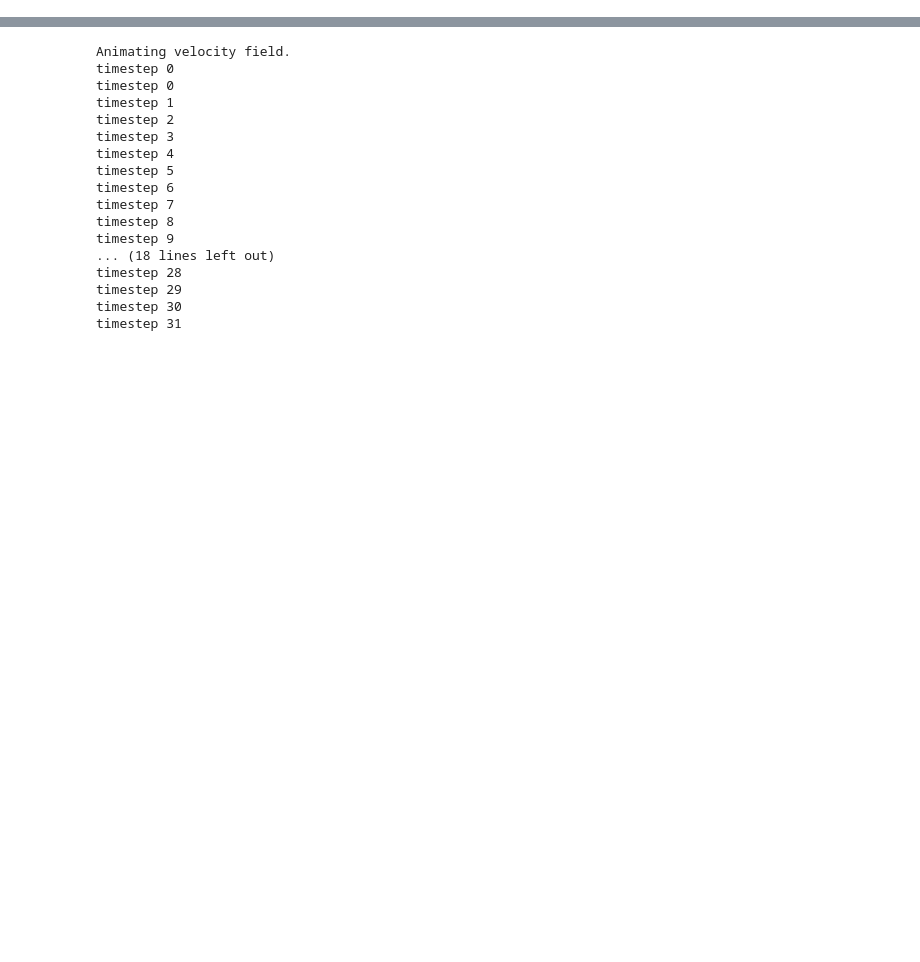
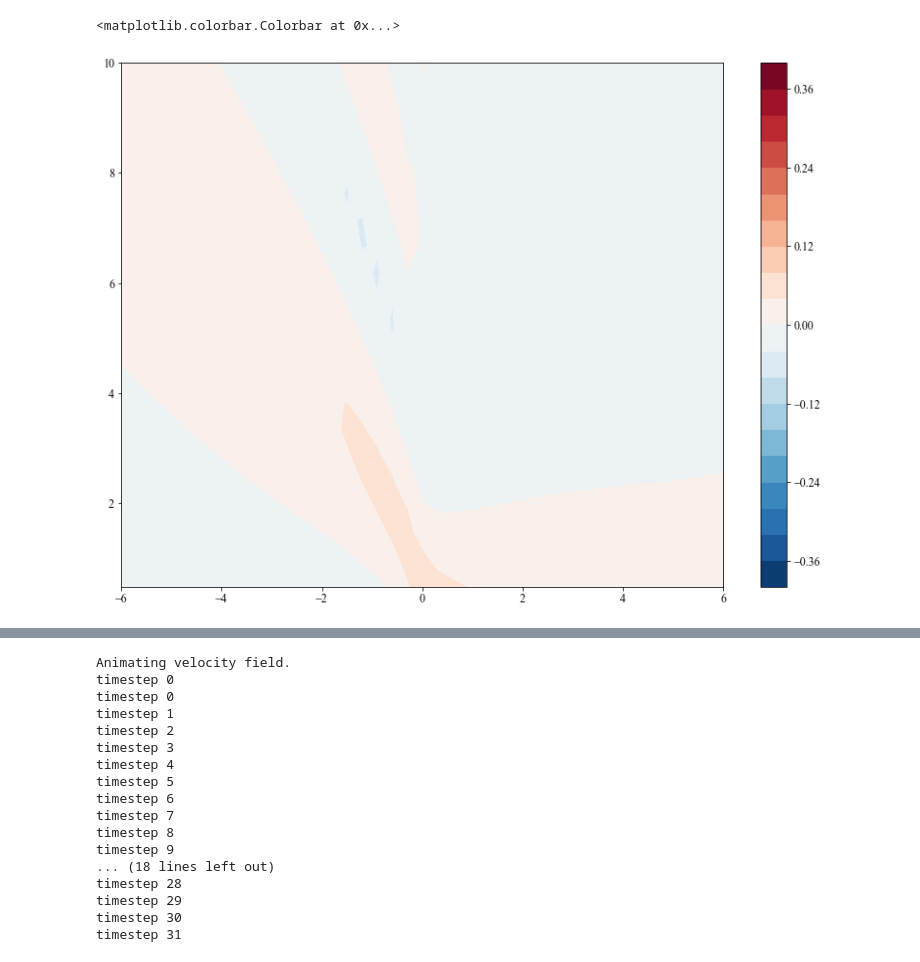
Before and after one commit to eshort0401/rotunno83, a Jupyter notebook: python_scripts/rotunno83.ipynb, the cells around one changed output, grey strips where cells are left out. Saved outputs shown, nothing was run; the diff lists cells and outputs as text; code cells hidden in the pictures; blank space fills up the shorter version.

```diff
--- a/python_scripts/rotunno83.ipynb
+++ b/python_scripts/rotunno83.ipynb
@@ -369,2 +402,10 @@ ds = xr.open_dataset('../datasets/qian_20191117_200602.nc')
+# %%
+plt.figure(figsize=(14,10))
+plt.contourf(ds.xi, ds.zeta, ds.u.sel(mode=1)[1], levels=np.arange(-.4,.4+0.02,0.04), cmap='RdBu_r')
+# plt.clim([-1.5,1.5])
+plt.colorbar()
+# %% [output]
+<matplotlib.colorbar.Colorbar at 0x...>
+[figure, added]
 # %%
 rt.animatePsi(ds.sum(dim='mode', keep_attrs=True).squeeze())
```
Also changed, not shown: parts of 14 cells of this notebook, 18 other files.
